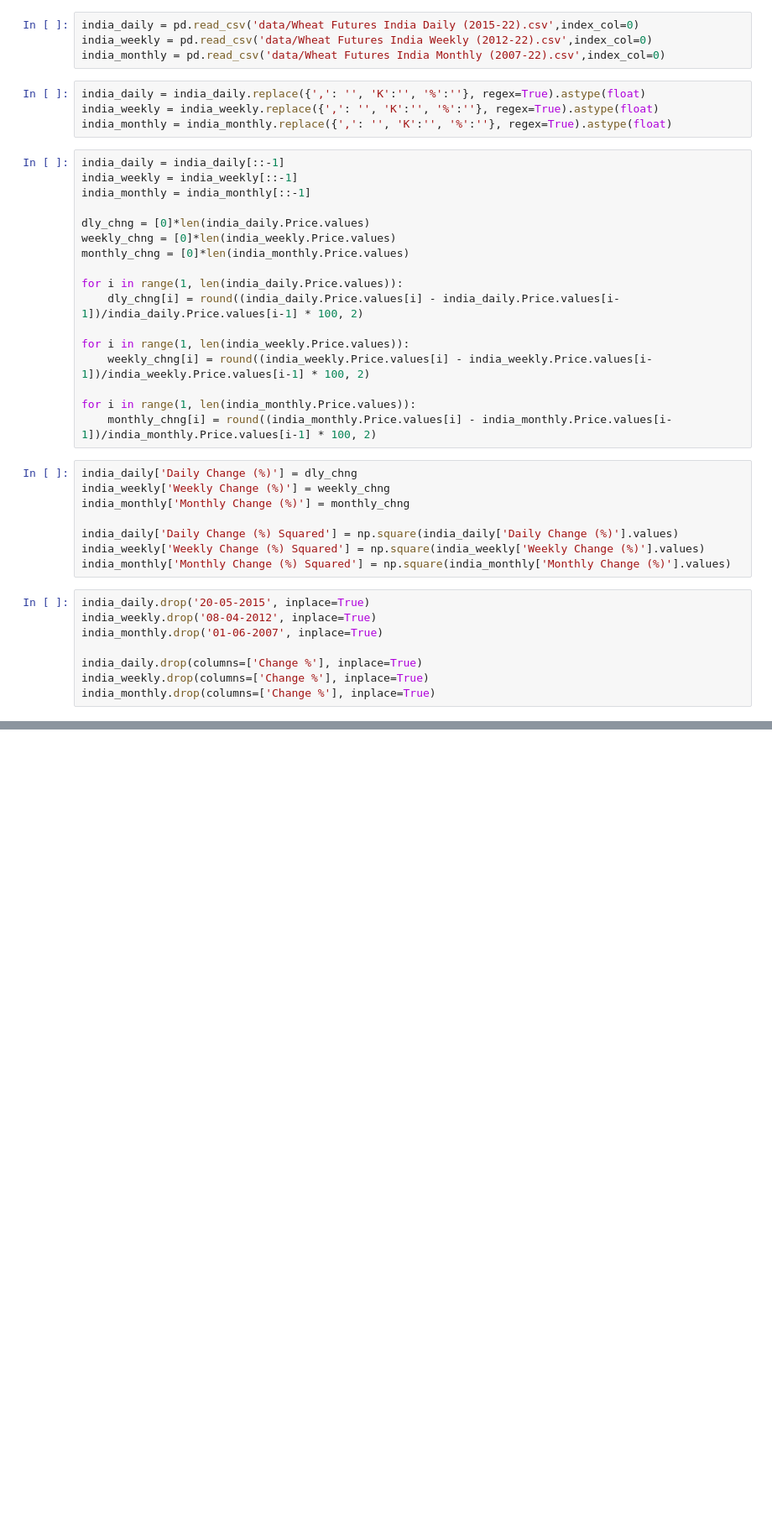
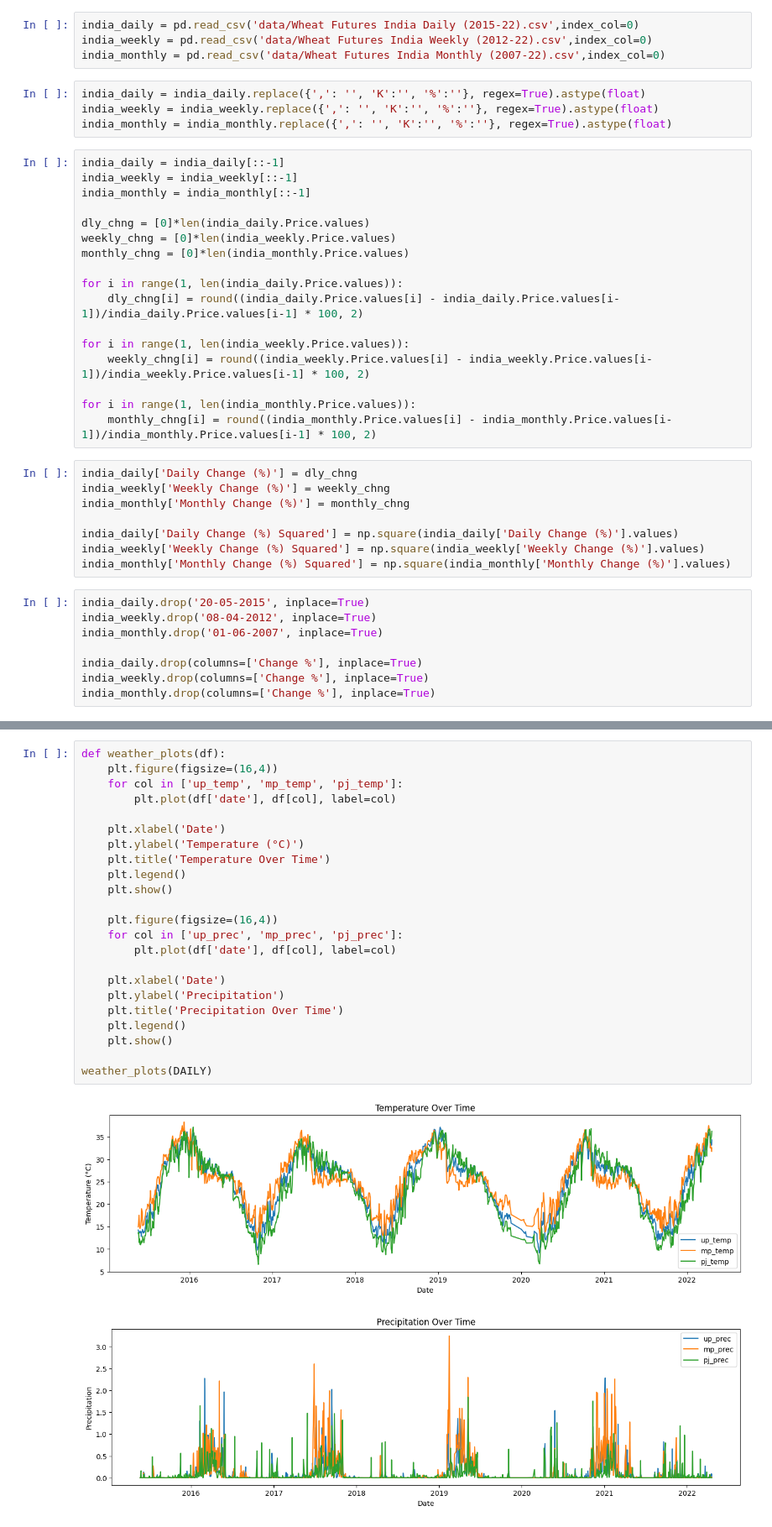
Before and after one commit to yadavayush7028/Volatility_Prediction, a Jupyter notebook: weather_analysis.ipynb, the cells around one changed output, grey strips where cells are left out. Shown at 84% size. Drawn from its saved outputs; the diff is of its cells as text; blank space fills up the shorter version.

Commit message:
weather analysis

```diff
--- a/weather_analysis.ipynb
+++ b/weather_analysis.ipynb
@@ -62,0 +125,26 @@ india_weekly
+# %%
+def weather_plots(df):
+    plt.figure(figsize=(16,4))
+    for col in ['up_temp', 'mp_temp', 'pj_temp']:
+        plt.plot(df['date'], df[col], label=col)
+
+    plt.xlabel('Date')
+    plt.ylabel('Temperature (°C)')
+    plt.title('Temperature Over Time')
+    plt.legend()
+    plt.show()
+
+    plt.figure(figsize=(16,4))
+    for col in ['up_prec', 'mp_prec', 'pj_prec']:
+        plt.plot(df['date'], df[col], label=col)
+
+    plt.xlabel('Date')
+    plt.ylabel('Precipitation')
+    plt.title('Precipitation Over Time')
+    plt.legend()
+    plt.show()
+
+weather_plots(DAILY)
+# %% [output]
+[figure, added]
+[figure, added]
```
Also changed, not shown: parts of 15 cells of this notebook.
